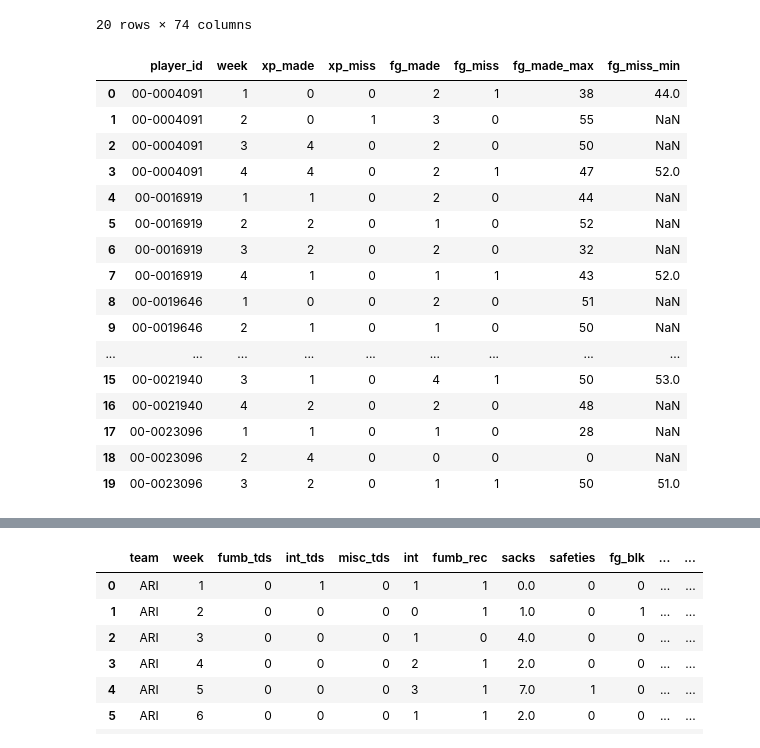
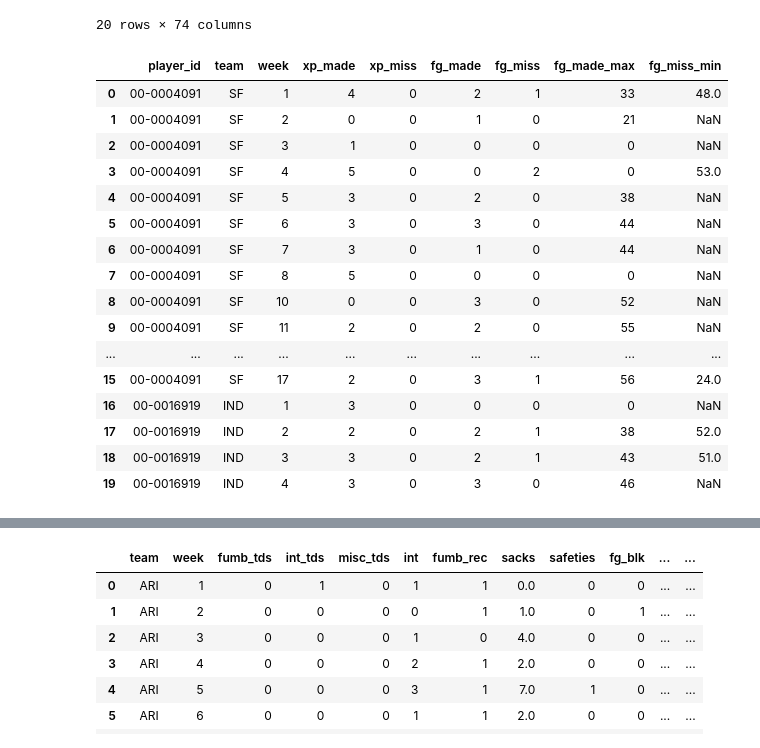
Before and after one commit to markertsean/Fantasy_Football, a Jupyter notebook: stats_generation/generate_sql.ipynb, the cells around one changed output, grey strips where cells are left out. Cells and saved outputs as stored; diff of their text form; code cells hidden in the pictures.

```diff
--- a/stats_generation/generate_sql.ipynb
+++ b/stats_generation/generate_sql.ipynb
@@ -307,53 +301,53 @@ df.head(20)
 # Kickers
 
 query_str = (
-" SELECT play_player.player_id as player_id, game.week "
+" SELECT play_player.player_id as player_id, play_player.team, game.week "
 
 # Extra points
 ",   SUM(play_player.kicking_xpmade) as xp_made "
 ",   SUM(play_player.kicking_xpmissed) as xp_miss "
 
 # Field goals
 ",   SUM(play_player.kicking_fgm) as fg_made "
 ",   SUM(play_player.kicking_fgmissed) as fg_miss "
 
 # Maximum range + minimum missed
 ",   MAX(play_player.kicking_fgm_yds) as fg_made_max "
 ",   MIN(NULLIF(play_player.kicking_fgmissed_yds,0)) as fg_miss_min "
 
 " FROM game "
 " JOIN play_player "
 " ON game.gsis_id = play_player.gsis_id "
 " JOIN player"
 " ON play_player.player_id = player.player_id"
 " WHERE game.season_year = 2013 "
 "  AND game.season_type = 'Regular' "
 "  AND game.finished    = TRUE "
 "  AND player.position  = 'K' "
-" GROUP BY play_player.player_id, game.week "
+" GROUP BY play_player.player_id, play_player.team, game.week "
 " ORDER BY play_player.player_id, game.week "
 )
 
 df = pd.read_sql_query(query_str,con=engine)
 df.head(20)
 # %% [output]
-|  | player_id | week | xp_made | xp_miss | fg_made | fg_miss | fg_made_max | fg_miss_min |
-| 0 | 00-0004091 | 1 | 0 | 0 | 2 | 1 | 38 | 44.0 |
-| 1 | 00-0004091 | 2 | 0 | 1 | 3 | 0 | 55 | NaN |
-| 2 | 00-0004091 | 3 | 4 | 0 | 2 | 0 | 50 | NaN |
-| 3 | 00-0004091 | 4 | 4 | 0 | 2 | 1 | 47 | 52.0 |
-| 4 | 00-0016919 | 1 | 1 | 0 | 2 | 0 | 44 | NaN |
-| 5 | 00-0016919 | 2 | 2 | 0 | 1 | 0 | 52 | NaN |
-| 6 | 00-0016919 | 3 | 2 | 0 | 2 | 0 | 32 | NaN |
-| 7 | 00-0016919 | 4 | 1 | 0 | 1 | 1 | 43 | 52.0 |
-| 8 | 00-0019646 | 1 | 0 | 0 | 2 | 0 | 51 | NaN |
-| 9 | 00-0019646 | 2 | 1 | 0 | 1 | 0 | 50 | NaN |
-| ... | ... | ... | ... | ... | ... | ... | ... | ... |
-| 15 | 00-0021940 | 3 | 1 | 0 | 4 | 1 | 50 | 53.0 |
-| 16 | 00-0021940 | 4 | 2 | 0 | 2 | 0 | 48 | NaN |
-| 17 | 00-0023096 | 1 | 1 | 0 | 1 | 0 | 28 | NaN |
-| 18 | 00-0023096 | 2 | 4 | 0 | 0 | 0 | 0 | NaN |
-| 19 | 00-0023096 | 3 | 2 | 0 | 1 | 1 | 50 | 51.0 |
+|  | player_id | team | week | xp_made | xp_miss | fg_made | fg_miss | fg_made_max | fg_miss_min |
+| 0 | 00-0004091 | SF | 1 | 4 | 0 | 2 | 1 | 33 | 48.0 |
+| 1 | 00-0004091 | SF | 2 | 0 | 0 | 1 | 0 | 21 | NaN |
+| 2 | 00-0004091 | SF | 3 | 1 | 0 | 0 | 0 | 0 | NaN |
+| 3 | 00-0004091 | SF | 4 | 5 | 0 | 0 | 2 | 0 | 53.0 |
+| 4 | 00-0004091 | SF | 5 | 3 | 0 | 2 | 0 | 38 | NaN |
+| 5 | 00-0004091 | SF | 6 | 3 | 0 | 3 | 0 | 44 | NaN |
+| 6 | 00-0004091 | SF | 7 | 3 | 0 | 1 | 0 | 44 | NaN |
+| 7 | 00-0004091 | SF | 8 | 5 | 0 | 0 | 0 | 0 | NaN |
+| 8 | 00-0004091 | SF | 10 | 0 | 0 | 3 | 0 | 52 | NaN |
+| 9 | 00-0004091 | SF | 11 | 2 | 0 | 2 | 0 | 55 | NaN |
+| ... | ... | ... | ... | ... | ... | ... | ... | ... | ... |
+| 15 | 00-0004091 | SF | 17 | 2 | 0 | 3 | 1 | 56 | 24.0 |
+| 16 | 00-0016919 | IND | 1 | 3 | 0 | 0 | 0 | 0 | NaN |
+| 17 | 00-0016919 | IND | 2 | 2 | 0 | 2 | 1 | 38 | 52.0 |
+| 18 | 00-0016919 | IND | 3 | 3 | 0 | 2 | 1 | 43 | 51.0 |
+| 19 | 00-0016919 | IND | 4 | 3 | 0 | 3 | 0 | 46 | NaN |
 # %%
 # QB
 #",   SUM(play_player.) as  "
```
Also changed, not shown: parts of 4 cells of this notebook, 2 other files.
